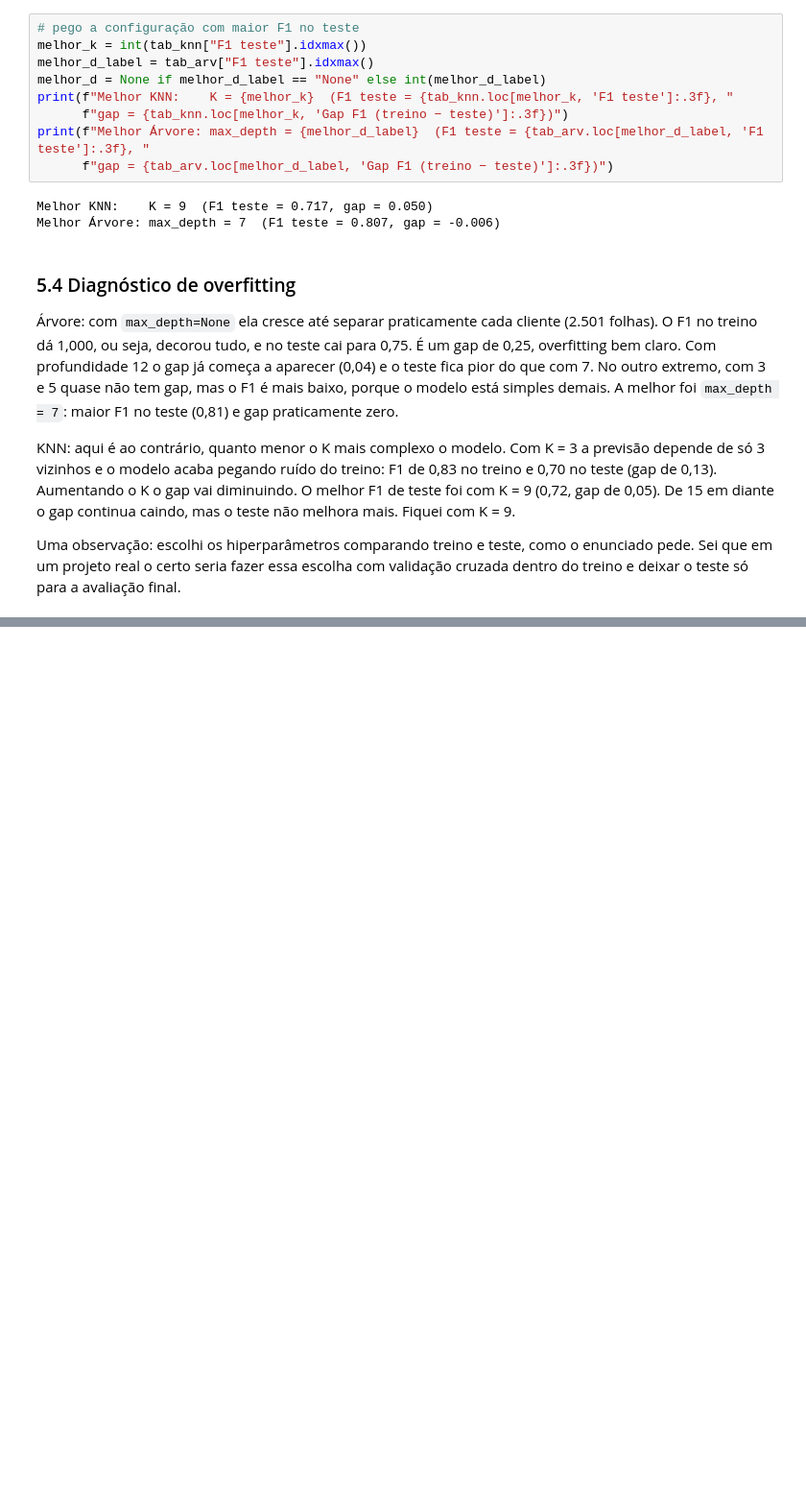
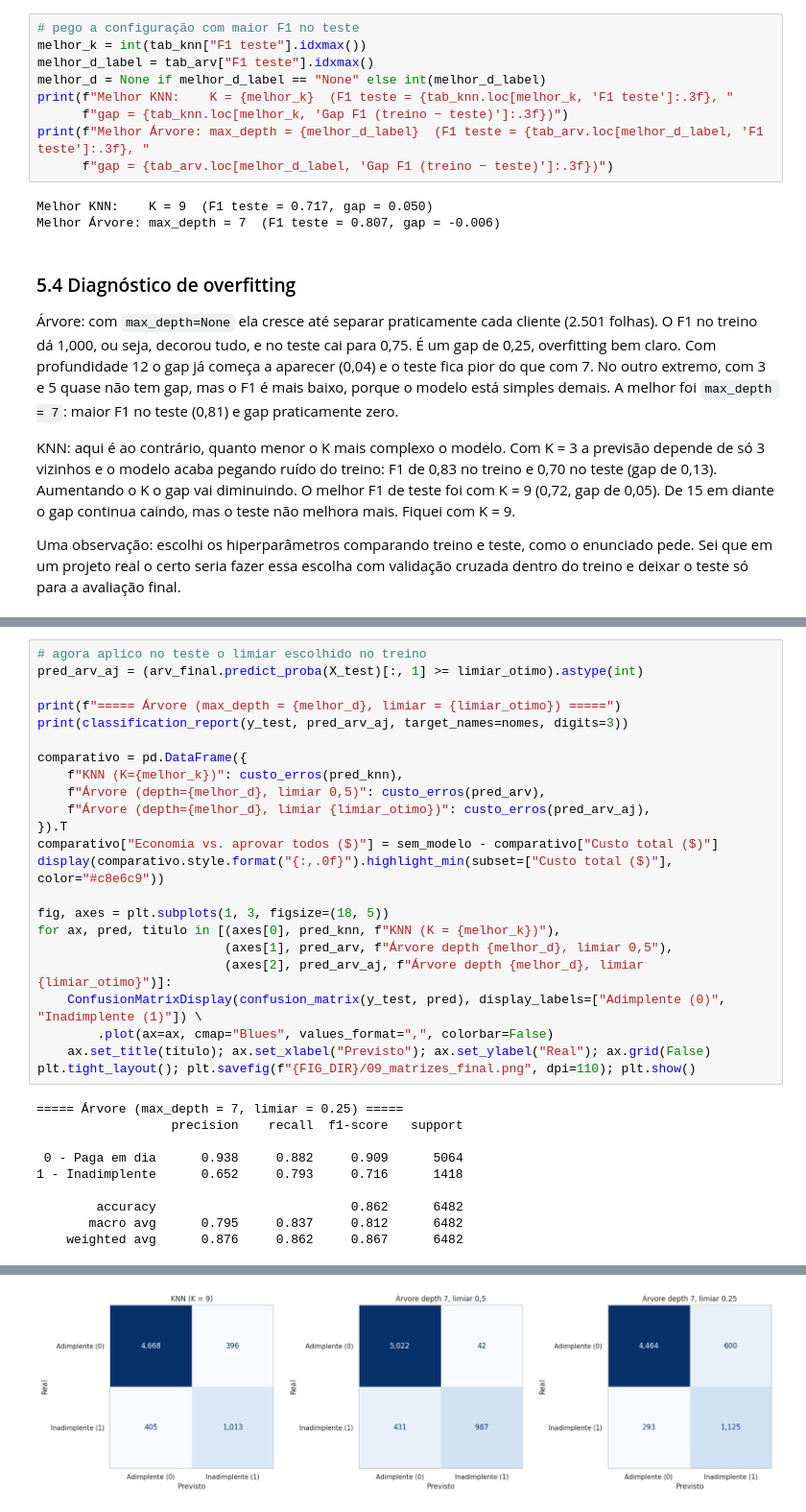
Before and after one commit to PaulaKinder/Machine-Learning-e-Visao-Computacional-T3-Projeto-Avaliativo-Modulo-1-, a Jupyter notebook: risco_credito.ipynb, the cells around one changed output, grey strips where cells are left out. Shown at 96% size. Saved outputs shown, nothing was run; the diff lists cells and outputs as text; blank space fills up the shorter version.

```diff
--- a/risco_credito.ipynb
+++ b/risco_credito.ipynb
@@ -661,0 +818,33 @@ final.
+# %%
+# agora aplico no teste o limiar escolhido no treino
+pred_arv_aj = (arv_final.predict_proba(X_test)[:, 1] >= limiar_otimo).astype(int)
+
+print(f"===== Árvore (max_depth = {melhor_d}, limiar = {limiar_otimo}) =====")
+print(classification_report(y_test, pred_arv_aj, target_names=nomes, digits=3))
+
+comparativo = pd.DataFrame({
+    f"KNN (K={melhor_k})": custo_erros(pred_knn),
+    f"Árvore (depth={melhor_d}, limiar 0,5)": custo_erros(pred_arv),
+    f"Árvore (depth={melhor_d}, limiar {limiar_otimo})": custo_erros(pred_arv_aj),
+}).T
+comparativo["Economia vs. aprovar todos ($)"] = sem_modelo - comparativo["Custo total ($)"]
+display(comparativo.style.format("{:,.0f}").highlight_min(subset=["Custo total ($)"], color="#c8e6c9"))
+
+fig, axes = plt.subplots(1, 3, figsize=(18, 5))
+for ax, pred, titulo in [(axes[0], pred_knn, f"KNN (K = {melhor_k})"),
+                         (axes[1], pred_arv, f"Árvore depth {melhor_d}, limiar 0,5"),
+                         (axes[2], pred_arv_aj, f"Árvore depth {melhor_d}, limiar {limiar_otimo}")]:
+    ConfusionMatrixDisplay(confusion_matrix(y_test, pred), display_labels=["Adimplente (0)", "Inadimplente (1)"]) \
+        .plot(ax=ax, cmap="Blues", values_format=",", colorbar=False)
+    ax.set_title(titulo); ax.set_xlabel("Previsto"); ax.set_ylabel("Real"); ax.grid(False)
+plt.tight_layout(); plt.savefig(f"{FIG_DIR}/09_matrizes_final.png", dpi=110); plt.show()
+# %% [output]
+===== Árvore (max_depth = 7, limiar = 0.25) =====
+                  precision    recall  f1-score   support
+
+ 0 - Paga em dia      0.938     0.882     0.909      5064
+1 - Inadimplente      0.652     0.793     0.716      1418
+
+        accuracy                          0.862      6482
+       macro avg      0.795     0.837     0.812      6482
+    weighted avg      0.876     0.862     0.867      6482
@@ -661,0 +855 @@ final.
+[figure, added]
```
Also changed, not shown: parts of 13 cells of this notebook, 3 other files.
